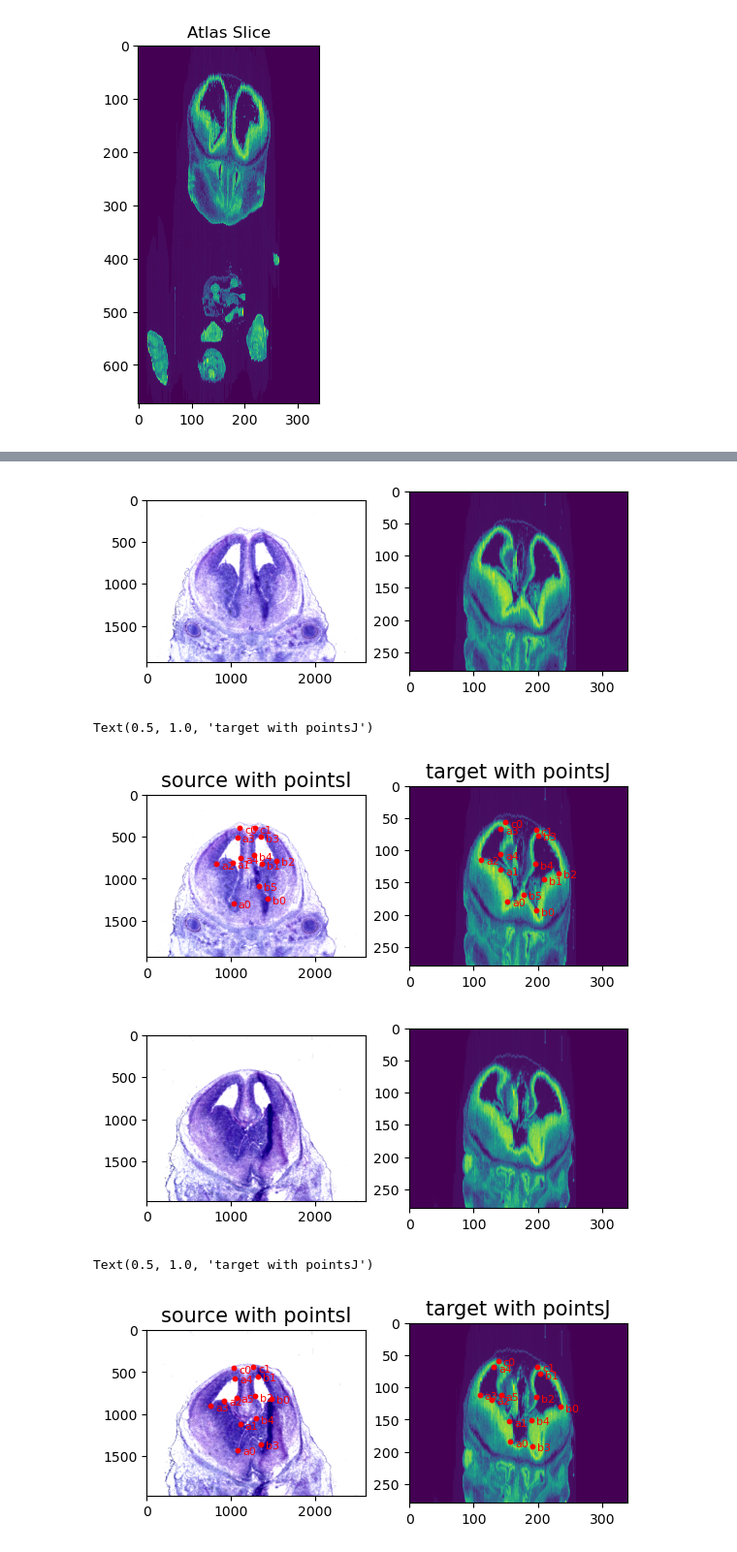
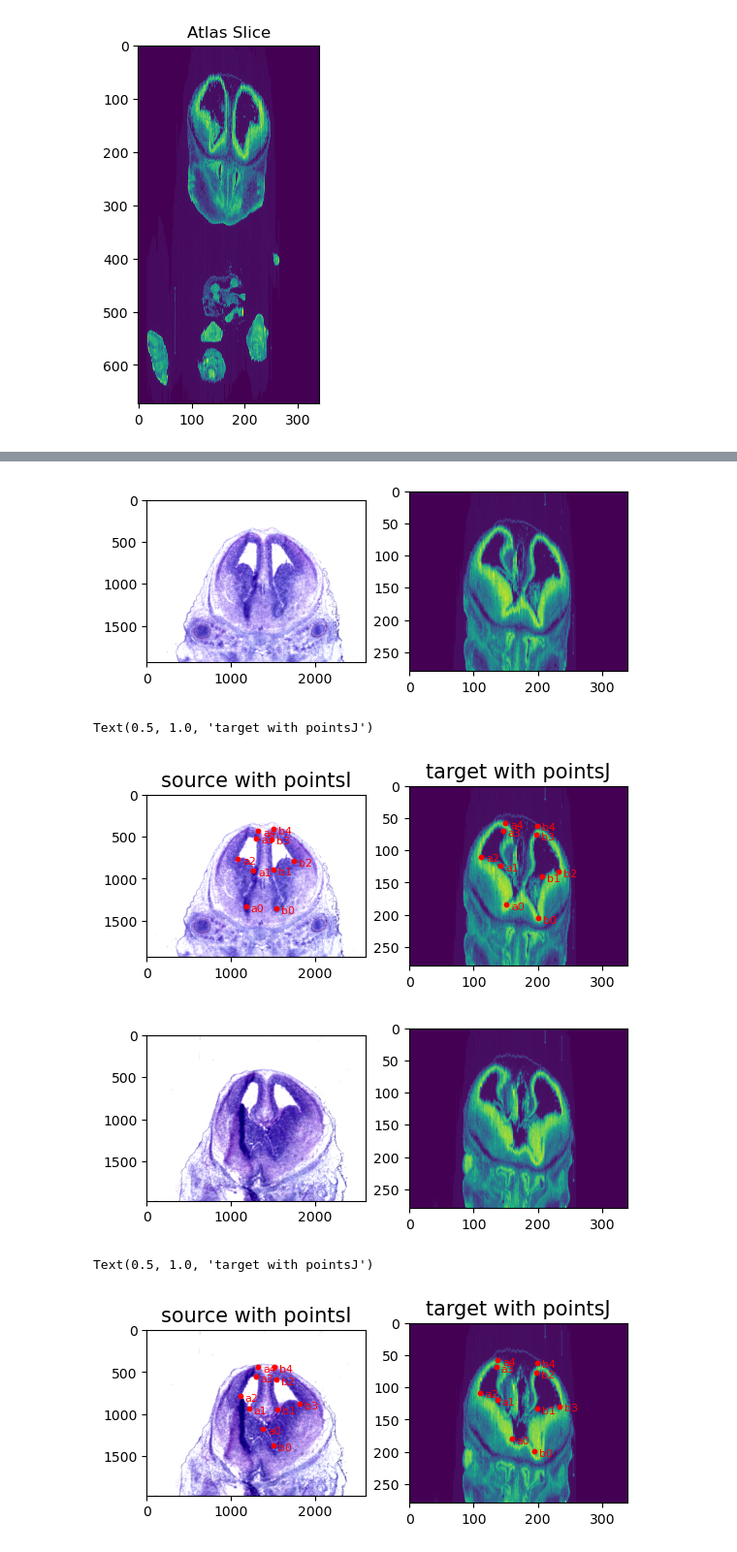
Before and after one commit to Albert-biorem/STalign, a Jupyter notebook: docs/notebooks/Scandal26_all.ipynb, the cells around one changed output, grey strips where cells are left out. Shown at 97% size. Cells and saved outputs as stored; diff of their text form; code cells hidden in the pictures.

```diff
--- a/docs/notebooks/Scandal26_all.ipynb
+++ b/docs/notebooks/Scandal26_all.ipynb
@@ -67,11 +67,11 @@ np.savez('../test/visum_A1', x=XJ,y=YJ,I=J[0:1])
 # %%
-pointsIlist_A1 = np.load('../test/model_A1_points.npy', allow_pickle=True).tolist()
-pointsJlist_A1 = np.load('../test/visum_A1_points.npy', allow_pickle=True).tolist()
+pointsIlist_A1 = np.load('../visium_data/sccanals26/model_A1_1_points.npy', allow_pickle=True).tolist()
+pointsJlist_A1 = np.load('../visium_data/sccanals26/visum_A1_1_points.npy', allow_pickle=True).tolist()
 pointsI_A1 = []
 pointsJ_A1 = []
 for i in pointsIlist_A1.keys():
     for j in range(len(pointsIlist_A1[i])):
-        pointsI_A1.append([pointsIlist_A1[i][j][1], pointsIlist_A1[i][j][0]])
+        pointsI_A1.append([pointsIlist_A1[i][j][1], (pointsIlist_A1[i][j][0])])
 for i in pointsJlist_A1.keys():
     for j in range(len(pointsJlist_A1[i])):
         pointsJ_A1.append([pointsJlist_A1[i][j][1], pointsJlist_A1[i][j][0]])
@@ -89,7 +89,7 @@ ax[0].scatter(pointsI_A1[:,1],pointsI_A1[:,0], c='red', s=10)
 ax[1].scatter(pointsJ_A1[:,1],pointsJ_A1[:,0], c='red', s=10)
 for i in pointsIlist_A1.keys():
     for j in range(len(pointsIlist_A1[i])):
-        ax[0].text(pointsIlist_A1[i][j][0], pointsIlist_A1[i][j][1],f'{i}{j}', c='red', transform=trans_offset_0, fontsize= 8)
+        ax[0].text((pointsIlist_A1[i][j][0]), pointsIlist_A1[i][j][1],f'{i}{j}', c='red', transform=trans_offset_0, fontsize= 8)
 for i in pointsJlist_A1.keys():
     for j in range(len(pointsJlist_A1[i])):
         ax[1].text(pointsJlist_A1[i][j][0], pointsJlist_A1[i][j][1],f'{i}{j}', c='red', transform=trans_offset_1, fontsize= 8)
@@ -123,6 +124,6 @@ np.savez('../test/visum_B1', x=XJ,y=YJ,I=J[0:1])
 # %%
-pointsIlist_B1 = np.load('../test/model_B1_points.npy', allow_pickle=True).tolist()
-pointsJlist_B1 = np.load('../test/visum_B1_points.npy', allow_pickle=True).tolist()
+pointsIlist_B1 = np.load('../visium_data/sccanals26/model_B1_1_points.npy', allow_pickle=True).tolist()
+pointsJlist_B1 = np.load('../visium_data/sccanals26/visum_B1_1_points.npy', allow_pickle=True).tolist()
 pointsI_B1 = []
 pointsJ_B1 = []
 for i in pointsIlist_B1.keys():
@@ -164,6 +165,7 @@ V = plt.imread(image_file)
 Vnorm = STalign.normalize(V)
 I_C1 = Vnorm.transpose(2,0,1)
 I_C1=I_C1[0:200,1500:4200,400:3000]
+I_C1=np.flip(I_C1,axis=2)
 YI= np.array(range(I_C1.shape[1]))*1.
 XI = np.array(range(I_C1.shape[2]))*1.
 fig,ax = plt.subplots(1,2)
@@ -172,13 +174,13 @@ extentI = STalign.extent_from_x((YI,XI))
 ax[0].imshow((I_C1.transpose(1,2,0).squeeze()), extent=extentI)
 ax[1].imshow((J[0:1].transpose(1,2,0).squeeze()), extent=extentJ)
 fig.canvas.draw()
-np.savez('../test/model_C1',x=XI,y=YI,I=I_C1)
-np.savez('../test/visum_C1', x=XJ,y=YJ,I=J[0:1])
+np.savez('../visium_data/sccanals26/model_C1_1',x=XI,y=YI,I=I_C1)
+np.savez('../visium_data/sccanals26/visum_C1_1', x=XJ,y=YJ,I=J[0:1])
 # %% [output]
-[figure, old version]
+[figure, new version]
 # %%
-pointsIlist_C1 = np.load('../test/model_C1_points.npy', allow_pickle=True).tolist()
-pointsJlist_C1 = np.load('../test/visum_C1_points.npy', allow_pickle=True).tolist()
+pointsIlist_C1 = np.load('../visium_data/sccanals26/model_C1_1_points.npy', allow_pickle=True).tolist()
+pointsJlist_C1 = np.load('../visium_data/sccanals26/visum_C1_1_points.npy', allow_pickle=True).tolist()
 pointsI_C1 = []
 pointsJ_C1 = []
 for i in pointsIlist_C1.keys():
@@ -210,7 +212,7 @@ ax[0].set_title('source with pointsI', fontsize=15)
 ax[1].set_title('target with pointsJ', fontsize=15)
 # %% [output]
 Text(0.5, 1.0, 'target with pointsJ')
-[figure, old version]
+[figure, new version]
 # %%
 slice = 250
 J = (A[slice][None] / np.mean(np.abs(A[slice]),keepdims=True)).astype(np.float64)
@@ -220,6 +222,7 @@ V = plt.imread(image_file)
 Vnorm = STalign.normalize(V)
 I_D1 = Vnorm.transpose(2,0,1)
 I_D1=I_D1[0:200,1500:4200,400:3000]
+I_D1=np.flip(I_D1,axis=2)
 YI= np.array(range(I_D1.shape[1]))*1.
 XI = np.array(range(I_D1.shape[2]))*1.
 fig,ax = plt.subplots(1,2)
@@ -228,42 +231,42 @@ extentI = STalign.extent_from_x((YI,XI))
 ax[0].imshow((I_D1.transpose(1,2,0).squeeze()), extent=extentI)
 ax[1].imshow((J[0:1].transpose(1,2,0).squeeze()), extent=extentJ)
 fig.canvas.draw()
-np.savez('../test/model_D1',x=XI,y=YI,I=I_D1)
-np.savez('../test/visum_D1', x=XJ,y=YJ,I=J[0:1])
+np.savez('../visium_data/sccanals26/model_D1_1',x=XI,y=YI,I=I_D1)
+np.savez('../visium_data/sccanals26/visum_D1_1', x=XJ,y=YJ,I=J[0:1])
 # %% [output]
-[figure, old version]
+[figure, new version]
 # %%
-pointsIlist_D1 = np.load('../test/model_D1_points.npy', allow_pickle=True).tolist()
-pointsJlist_D1 = np.load('../test/visum_D1_points.npy', allow_pickle=True).tolist()
+pointsIlist_D1 = np.load('../visium_data/sccanals26/model_D1_1_points.npy', allow_pickle=True).tolist()
+pointsJlist_D1 = np.load('../visium_data/sccanals26/visum_D1_1_points.npy', allow_pickle=True).tolist()
 pointsI_D1 = []
 pointsJ_D1 = []
 for i in pointsIlist_D1.keys():
     for j in range(len(pointsIlist_D1[i])):
         pointsI_D1.append([pointsIlist_D1[i][j][1], pointsIlist_D1[i][j][0]])
 for i in pointsJlist_D1.keys():
     for j in range(len(pointsJlist_D1[i])):
         pointsJ_D1.append([pointsJlist_D1[i][j][1], pointsJlist_D1[i][j][0]])
 J = np.vstack((J,J,J))
 pointsI_D1 = np.array(pointsI_D1)
 pointsJ_D1 = np.array(pointsJ_D1)
 fig,ax = plt.subplots(1,2)
 ax[0].imshow((I_D1.transpose(1,2,0).squeeze()), extent=extentI)
 ax[1].imshow((J[0:1].transpose(1,2,0).squeeze()), extent=extentJ)
 trans_offset_0 = mtransforms.offset_copy(ax[0].transData, fig=fig,
                                        x=0.05, y=-0.05, units='inches')
 trans_offset_1 = mtransforms.offset_copy(ax[1].transData, fig=fig,
                                        x=0.05, y=-0.05, units='inches')
 ax[0].scatter(pointsI_D1[:,1],pointsI_D1[:,0], c='red', s=10)
 ax[1].scatter(pointsJ_D1[:,1],pointsJ_D1[:,0], c='red', s=10)
 for i in pointsIlist_D1.keys():
     for j in range(len(pointsIlist_D1[i])):
         ax[0].text(pointsIlist_D1[i][j][0], pointsIlist_D1[i][j][1],f'{i}{j}', c='red', transform=trans_offset_0, fontsize= 8)
 for i in pointsJlist_D1.keys():
     for j in range(len(pointsJlist_D1[i])):
         ax[1].text(pointsJlist_D1[i][j][0], pointsJlist_D1[i][j][1],f'{i}{j}', c='red', transform=trans_offset_1, fontsize= 8)
 
 ax[0].set_title('source with pointsI', fontsize=15)
 ax[1].set_title('target with pointsJ', fontsize=15)
 # %% [output]
 Text(0.5, 1.0, 'target with pointsJ')
-[figure, old version]
+[figure, new version]
```
Also changed, not shown: parts of 4 cells of this notebook, 45 other files.
